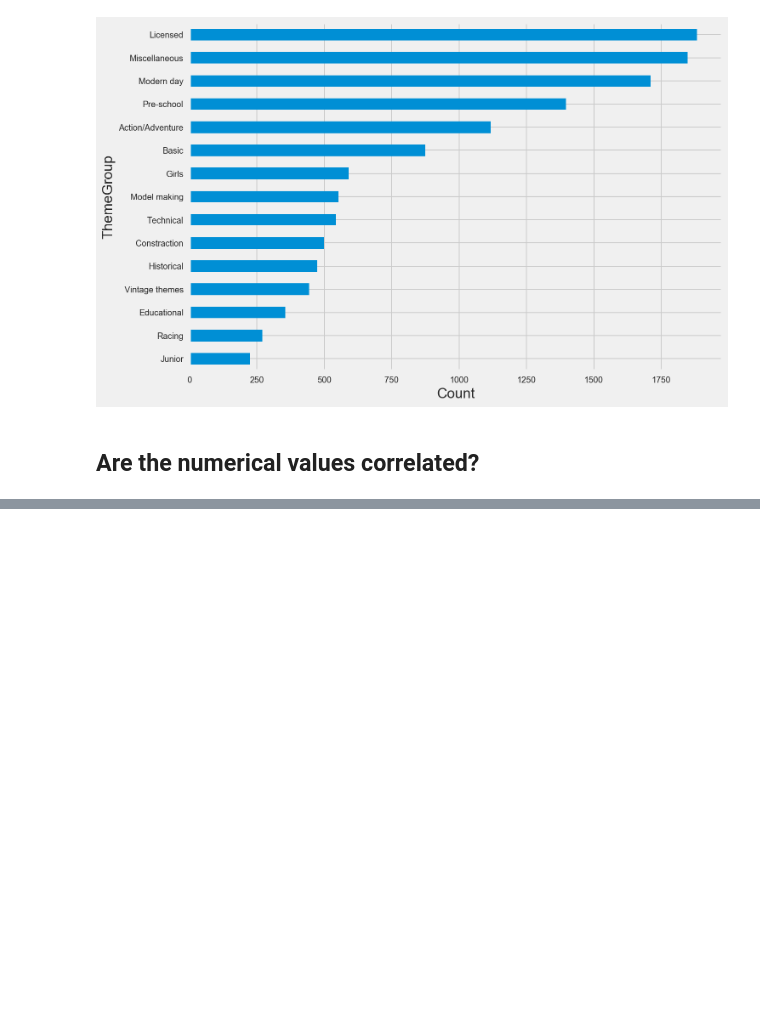
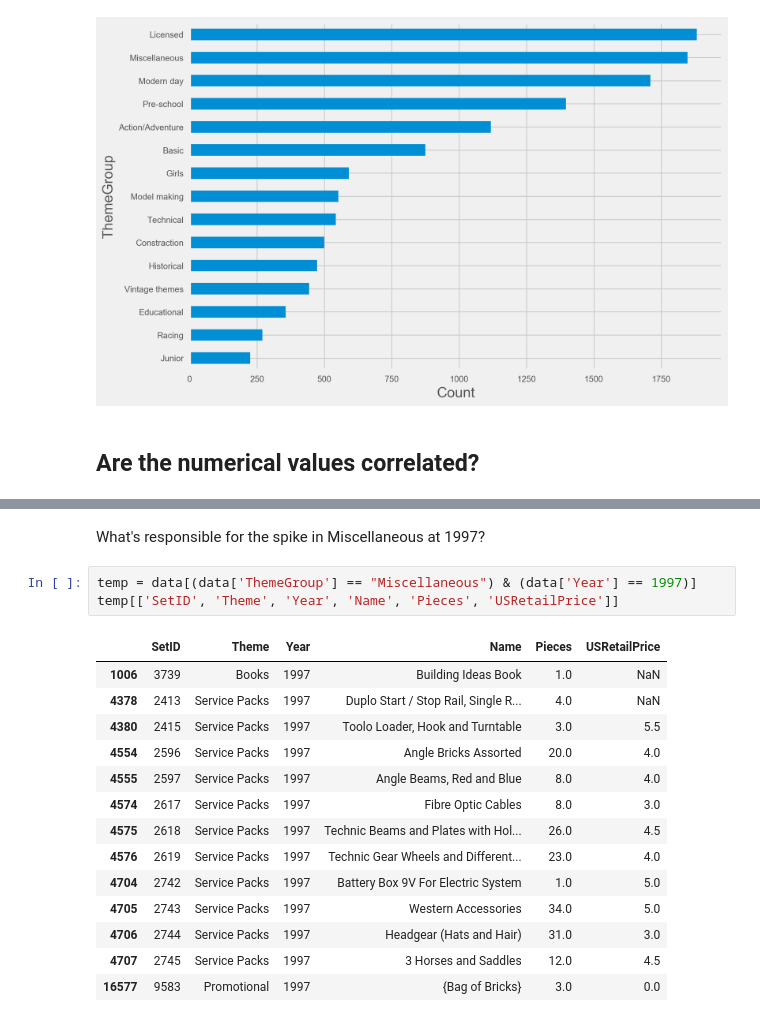
Before and after one commit to musicbyjing/lego_data_exploration, a Jupyter notebook: Lego_data.ipynb, the cells around one changed output, grey strips where cells are left out. Drawn from its saved outputs; the diff is of its cells as text; blank space fills up the shorter version.

```diff
--- a/Lego_data.ipynb
+++ b/Lego_data.ipynb
@@ -154 +181,21 @@ plt.legend()
+# %% [markdown]
+What's responsible for the spike in Miscellaneous at 1997?
+# %%
+temp = data[(data['ThemeGroup'] == "Miscellaneous") & (data['Year'] == 1997)]
+temp[['SetID', 'Theme', 'Year', 'Name', 'Pieces', 'USRetailPrice']]
+# %% [output]
+|  | SetID | Theme | Year | Name | Pieces | USRetailPrice |
+| 1006 | 3739 | Books | 1997 | Building Ideas Book | 1.0 | NaN |
+| 4378 | 2413 | Service Packs | 1997 | Duplo Start / Stop Rail, Single R... | 4.0 | NaN |
+| 4380 | 2415 | Service Packs | 1997 | Toolo Loader, Hook and Turntable | 3.0 | 5.5 |
+| 4554 | 2596 | Service Packs | 1997 | Angle Bricks Assorted | 20.0 | 4.0 |
+| 4555 | 2597 | Service Packs | 1997 | Angle Beams, Red and Blue | 8.0 | 4.0 |
+| 4574 | 2617 | Service Packs | 1997 | Fibre Optic Cables | 8.0 | 3.0 |
+| 4575 | 2618 | Service Packs | 1997 | Technic Beams and Plates with Hol... | 26.0 | 4.5 |
+| 4576 | 2619 | Service Packs | 1997 | Technic Gear Wheels and Different... | 23.0 | 4.0 |
+| 4704 | 2742 | Service Packs | 1997 | Battery Box 9V For Electric System | 1.0 | 5.0 |
+| 4705 | 2743 | Service Packs | 1997 | Western Accessories | 34.0 | 5.0 |
+| 4706 | 2744 | Service Packs | 1997 | Headgear (Hats and Hair) | 31.0 | 3.0 |
+| 4707 | 2745 | Service Packs | 1997 | 3 Horses and Saddles | 12.0 | 4.5 |
+| 16577 | 9583 | Promotional | 1997 | {Bag of Bricks} | 3.0 | 0.0 |
 # %% [markdown]
```
Also changed, not shown: parts of 19 cells of this notebook, 3 other files.
